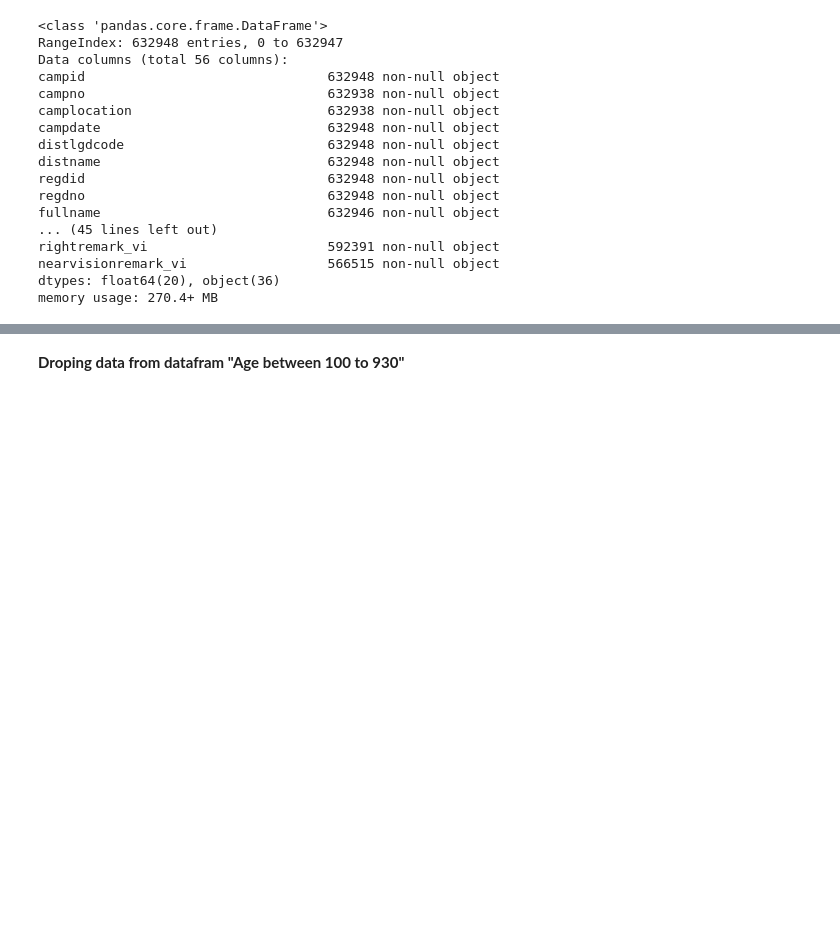
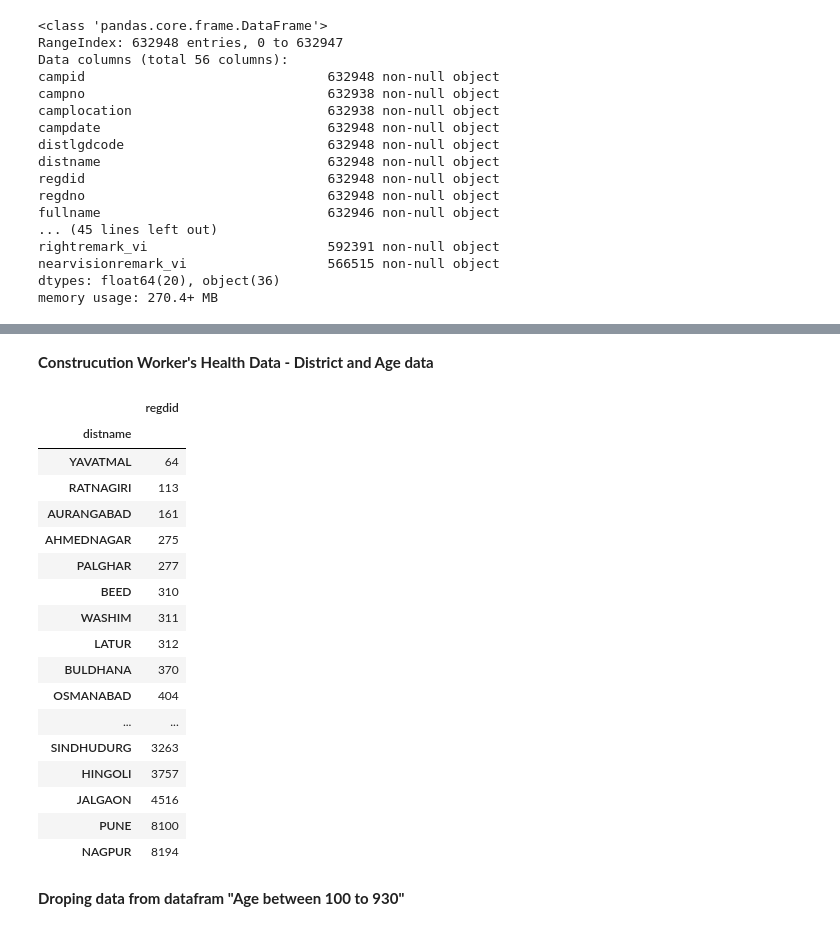
Before and after one commit to dharmendra-chouhan/s2datascience, a Jupyter notebook: Extracted_Construction_Worker_Patient_Details_Files.ipynb, the cells around one changed output, grey strips where cells are left out. Saved outputs shown, nothing was run; the diff lists cells and outputs as text; code cells hidden in the pictures; blank space fills up the shorter version.

```diff
--- a/Extracted_Construction_Worker_Patient_Details_Files.ipynb
+++ b/Extracted_Construction_Worker_Patient_Details_Files.ipynb
@@ -328,3 +389,52 @@ files.download('ageagroupmore100.csv')
+# %% [markdown]
+**Construcution Worker's Health Data - District and Age data**
+# %%
+import pandas as pd
+distwise_reg = df1.groupby("distname").agg({"regdid": pd.Series.nunique})
+distwise_reg.sort_values(by=['regdid'])
+
+
+
+# import numpy as np
+# import pandas as pd
+# import matplotlib.pyplot as plt
+
+# distwise_reg = df1.groupby(['distname']).agg({"regdid": pd.Series.nunique}).apply(list)
+# distwise_reg = distwise_reg.reset_index()
+# distwise_reg=distwise_reg.sort_values(by=['distname'])
+# distwise_reg = distwise_reg.pivot_table('regdid', ['distname'], 'gender')
+# distwise_reg=distwise_reg.reset_index()
+
+# plt.rcParams['figure.figsize'] =[20,10]
+# df = pd.DataFrame(distwise_reg)
+
+# df.plot(x="distname", y=['F','M'], kind="bar")
+# # plt.set_xlabel("District")
+# # plt.set_ylabel("Gender wise Count")
+# plt.xticks(rotation=90)
+# plt.title('District and Gender wise Registration',fontsize=24)
+# plt.xlabel('District',fontsize=14)
+# plt.ylabel('Gender wise Registration',fontsize=14)
+# plt.show()
+# %% [output]
+|  | regdid |
+| distname |  |
+| YAVATMAL | 64 |
+| RATNAGIRI | 113 |
+| AURANGABAD | 161 |
+| AHMEDNAGAR | 275 |
+| PALGHAR | 277 |
+| BEED | 310 |
+| WASHIM | 311 |
+| LATUR | 312 |
+| BULDHANA | 370 |
+| OSMANABAD | 404 |
+| ... | ... |
+| SINDHUDURG | 3263 |
+| HINGOLI | 3757 |
+| JALGAON | 4516 |
+| PUNE | 8100 |
+| NAGPUR | 8194 |
 # %% [markdown]
 **Droping data from datafram  "Age between 100 to 930"**
 # %%
```
Also changed, not shown: parts of 23 cells of this notebook.
